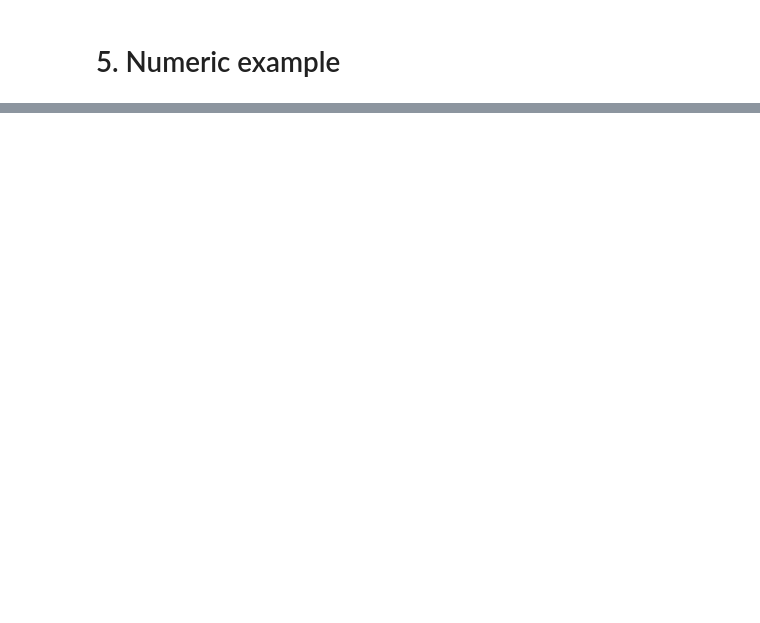
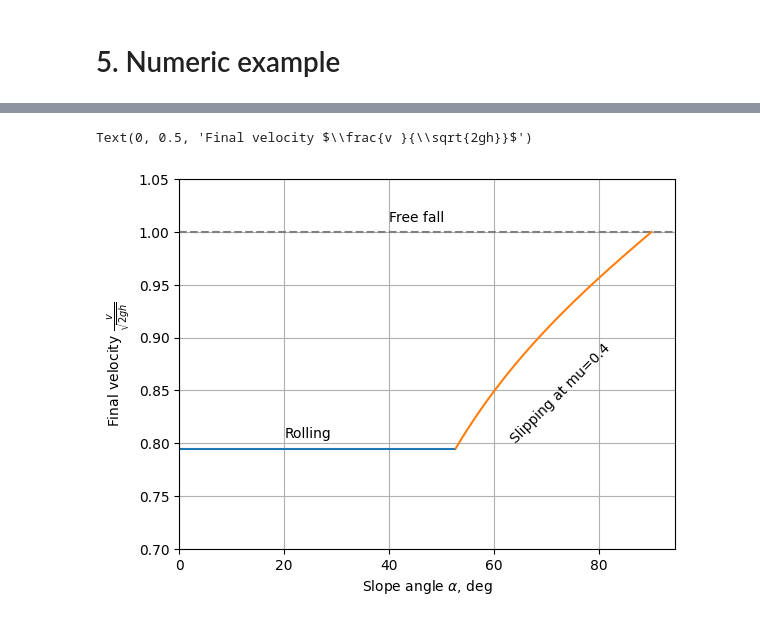
Before and after one commit to evgeny-kolonsky/Lab1m, a Jupyter notebook: ball_rolling_with_slipping/Lab1m_ball_on_slope.ipynb, the cells around one changed output, grey strips where cells are left out. Saved outputs shown, nothing was run; the diff lists cells and outputs as text; code cells hidden in the pictures; blank space fills up the shorter version.

```diff
--- a/ball_rolling_with_slipping/Lab1m_ball_on_slope.ipynb
+++ b/ball_rolling_with_slipping/Lab1m_ball_on_slope.ipynb
@@ -136,0 +178,30 @@ plt.grid()
+# %%
+mu = 0.4
+R = 25e-3 / 2
+L = 14e-3 / 2
+r = np.sqrt(R**2 - L**2)
+
+alpha = np.linspace(0, np.pi / 2, 1000)
+
+v2 = np.sqrt(1 / (1+ 2 / 5 * R**2  / r**2) * np.ones_like(alpha))
+
+v3 =  np.sqrt(1  - mu  * R / r   /  np.tan(alpha) )
+
+alpha_critical = np.arctan(mu * (2.5 * r / R + R / r))
+rolling = alpha <= alpha_critical
+slipping = alpha >= alpha_critical
+
+plt.axhline(1, color='gray', ls='--')
+plt.annotate('Free fall', (40, 1.01))
+plt.annotate(f'Slipping at mu={mu}', (alpha_critical * 180 / np.pi+10, 0.8), rotation=45)
+plt.plot(alpha[rolling] * 180 / np.pi, v2[rolling])
+plt.annotate('Rolling', (20, v2[0]+0.01))
+plt.plot(alpha[slipping] * 180 / np.pi, v3[slipping])
+plt.ylim(0.7, 1.05)
+plt.xlim(left=0)
+plt.grid()
+plt.xlabel(r'Slope angle $\alpha$, deg')
+plt.ylabel(r'Final velocity $\frac{v }{\sqrt{2gh}}$')
+# %% [output]
+Text(0, 0.5, 'Final velocity $\\frac{v }{\\sqrt{2gh}}$')
+[figure, added]
```
Also changed, not shown: parts of 9 cells of this notebook.
